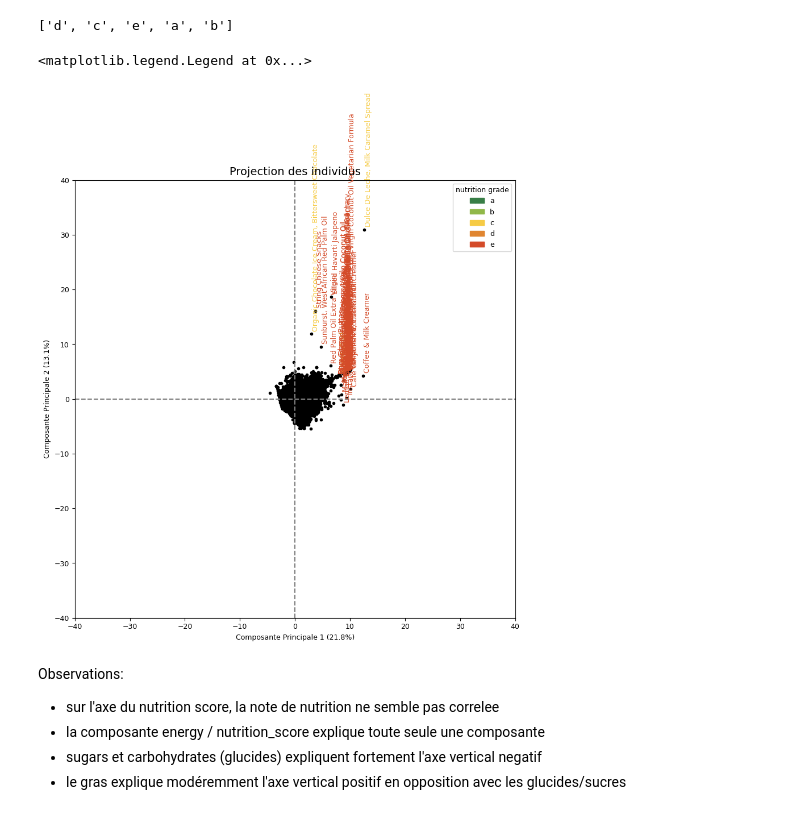
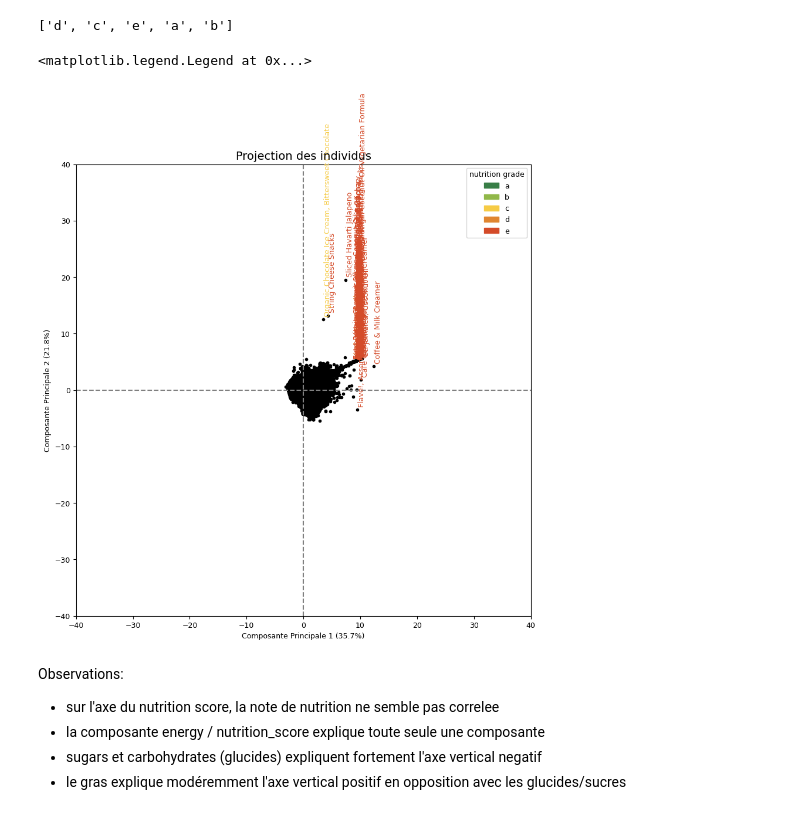
Before and after one commit to 8huit/analyse-de-donnees-nutritionnelles, a Jupyter notebook: p2_donnees_nutritionnelles_exploration.ipynb, the cells around one changed output. Cells and saved outputs as stored; diff of their text form; code cells hidden in the pictures.

Commit message:
acp a 9 variables au lieu de 15; analyses univariees

```diff
--- a/p2_donnees_nutritionnelles_exploration.ipynb
+++ b/p2_donnees_nutritionnelles_exploration.ipynb
@@ -130,7 +129,7 @@ XCentreReduit.shape
 # %% [markdown]
 ### Calcul des composantes principales
 # %%
-n_comp=15 # n_comp <= nombre de variables
+n_comp=9 # n_comp <= nombre de variables
 pca = decomposition.PCA(n_components=n_comp)
 pca.fit(XCentreReduit)
 # %% [output]
@@ -256,35 +255,35 @@ plt.scatter(XProjete[:,d1],XProjete[:,d2],marker=".",color="black")
 for i in range(len(nomsIndividus)):   # nombre d'individus
 
     p=np.array([XProjete[i,d1],XProjete[i,d2]])
 
     color=nutritionGrade.values[i]
 
     # on utilise la distance euclidienne pour n'afficher les labels que pour les individus loin du centre
     distance= np.linalg.norm(p-np.array([0,0]))
 
-    if distance>8.5:
+    if distance>10:
         label=nomsIndividus.values[i]
         #print(f"label[{i}]:{label} | test:{not(pd.isnull(label))} | color:{color}") # debug
         if not pd.isnull(label):
             plt.text(XProjete[i,d1]+0.1, XProjete[i,d2]+0.8, label ,rotation=90,color=custom_palette[color])
     #plt.annotate(nomsIndividus.values[i],xy =(XProjete[i,0],XProjete[i,1]),xytext =(XProjete[i,0],XProjete[i,1]))
 
 import matplotlib.patches as mpatches
 
 a_patch = mpatches.Patch(color=custom_palette['a'], label='a')
 b_patch = mpatches.Patch(color=custom_palette['b'], label='b')
 c_patch = mpatches.Patch(color=custom_palette['c'], label='c')
 d_patch = mpatches.Patch(color=custom_palette['d'], label='d')
 e_patch = mpatches.Patch(color=custom_palette['e'], label='e')
 
 
 plt.legend(title="nutrition grade",handles=[a_patch, b_patch, c_patch, d_patch, e_patch])
 
 #import os
 #os.system('say "jai fini de dessiner"')
 # %% [output]
 <matplotlib.legend.Legend at 0x...>
-[figure, old version]
+[figure, new version]
 # %% [markdown]
 Observations:
 * sur l'axe du nutrition score, la note de nutrition ne semble pas correlee
```
Also changed, not shown: parts of 28 cells of this notebook.
